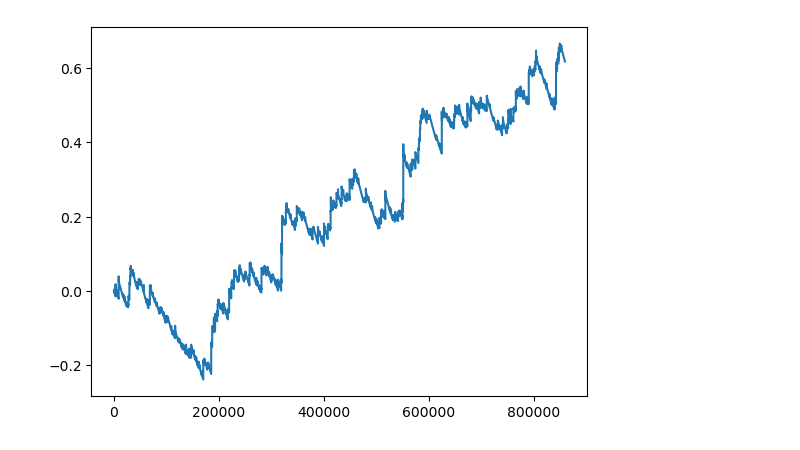
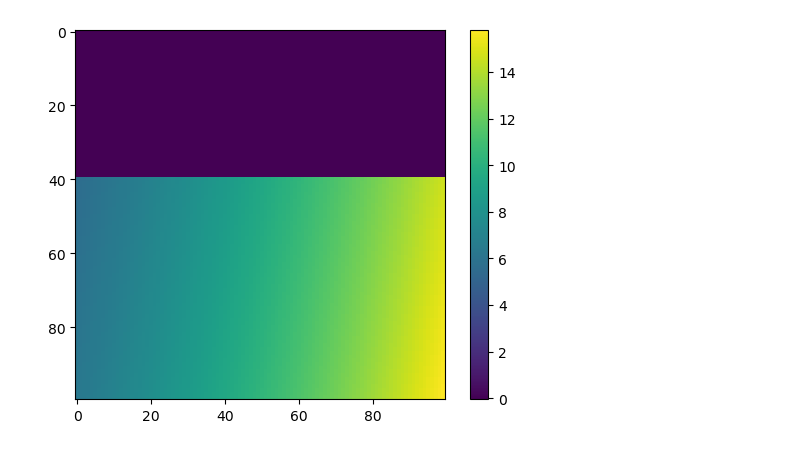
Before and after one commit to lukeoloughlin/GW-model, a Jupyter notebook: src/restrepo/cpu/ryr.ipynb, the cells around one changed output. Saved outputs shown, nothing was run; the diff lists cells and outputs as text; code cells hidden in the pictures.

```diff
--- a/src/restrepo/cpu/ryr.ipynb
+++ b/src/restrepo/cpu/ryr.ipynb
@@ -82,5 +257,21 @@ plt.show()
+# %%
+def sigma12(r1_range, r2_range, r3_range, cs, cj, params: RestrepoParams, num=100):
+    r1_lin = np.linspace(r1_range[0], r1_range[1], num=num)
+    r2_lin = np.linspace(r2_range[0], r2_range[1], num=num)
+    r3_lin = np.linspace(r3_range[0], r3_range[1], num=num)
+    r1, r2, r3 = np.meshgrid(r1_lin, r2_lin, r3_lin)
+
+    kr = params.Jmax * params.tau_ps / params.vp
+    cp = np.where((r2 + r3) > 0.0, (cs + (r1 + r2) * kr * cj) / (1.0 + kr * (r2 + r3)), cs)
+    k12 = params.Ku * cp**2
+    k21 = 1 / params.tau_c
+
+    return r1_lin, r2_lin, r3_lin, k12 * r1 + k21 * r2
+# %%
+r1, r2, r3, s12 = sigma12((0.8, 1.1), (-0.05, 0.05), (-0.01, 0.01), 0.2, 1100, params)
 # %%
-plt.plot(ts_g, mgle[:, 1])
+plt.imshow(s12[..., -1])
+plt.colorbar()
 plt.show()
 # %% [output]
-[figure, old version]
+[figure, new version]
```
Also changed, not shown: parts of 47 cells of this notebook, 7 other files.
